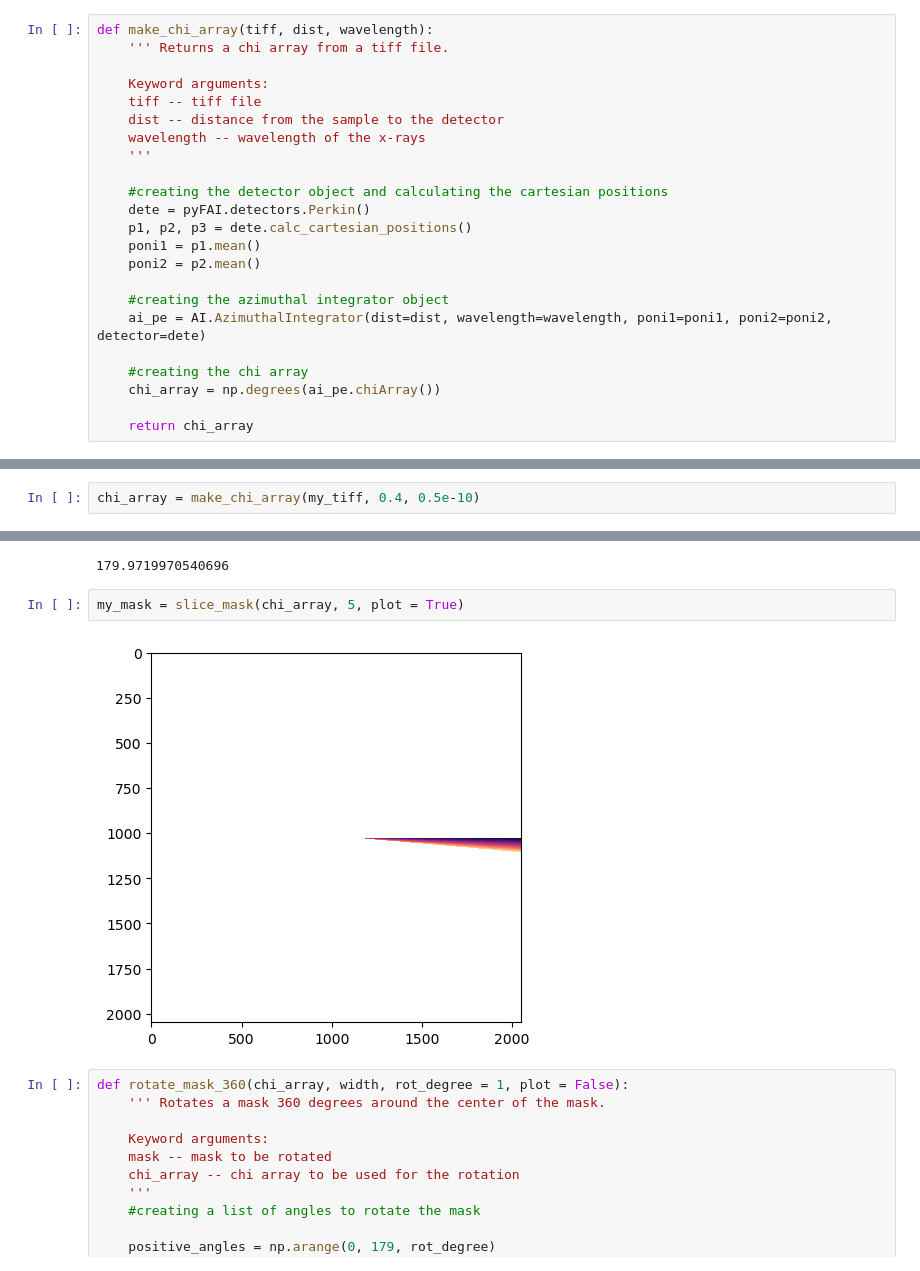
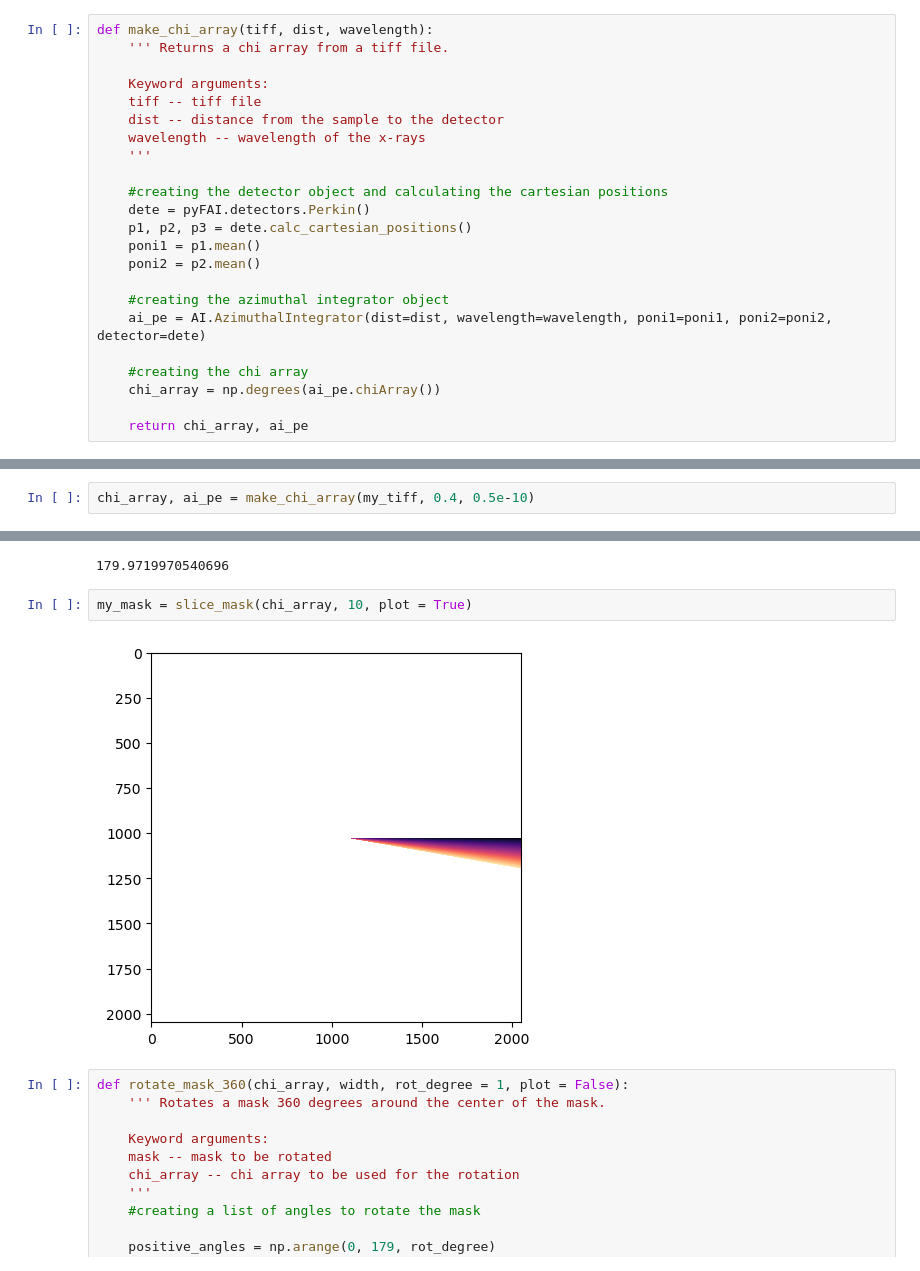
Before and after one commit to dnalverson/SimDAT2D, a Jupyter notebook: SimDAT2D/notebooks/slice_mask.ipynb, the cells around one changed output, grey strips where cells are left out. Saved outputs shown, nothing was run; the diff lists cells and outputs as text.

```diff
--- a/SimDAT2D/notebooks/slice_mask.ipynb
+++ b/SimDAT2D/notebooks/slice_mask.ipynb
@@ -49,7 +50,7 @@ def make_chi_array(tiff, dist, wavelength):
     #creating the chi array
     chi_array = np.degrees(ai_pe.chiArray())
 
-    return chi_array
+    return chi_array, ai_pe
 # %%
 my_tiff = sim.combine_image((sim.create_anisotropic(25, 15, 175, size = 200)*2), sim.create_isotropic(.4, .5e-10, cmap = 'jet'))
 # %% [output]
@@ -76,13 +77,13 @@ LaB6_SRM660a
 # %%
-chi_array = make_chi_array(my_tiff, 0.4, 0.5e-10)
+chi_array, ai_pe = make_chi_array(my_tiff, 0.4, 0.5e-10)
 # %%
 chi_array.max()
 # %% [output]
 179.9719970540696
 # %%
-my_mask = slice_mask(chi_array, 5, plot = True)
+my_mask = slice_mask(chi_array, 10, plot = True)
 # %% [output]
-[figure, old version]
+[figure, new version]
 # %%
 def rotate_mask_360(chi_array, width, rot_degree = 1, plot = False):
     ''' Rotates a mask 360 degrees around the center of the mask.
```
Also changed, not shown: parts of 36 cells of this notebook, 1 other file.
